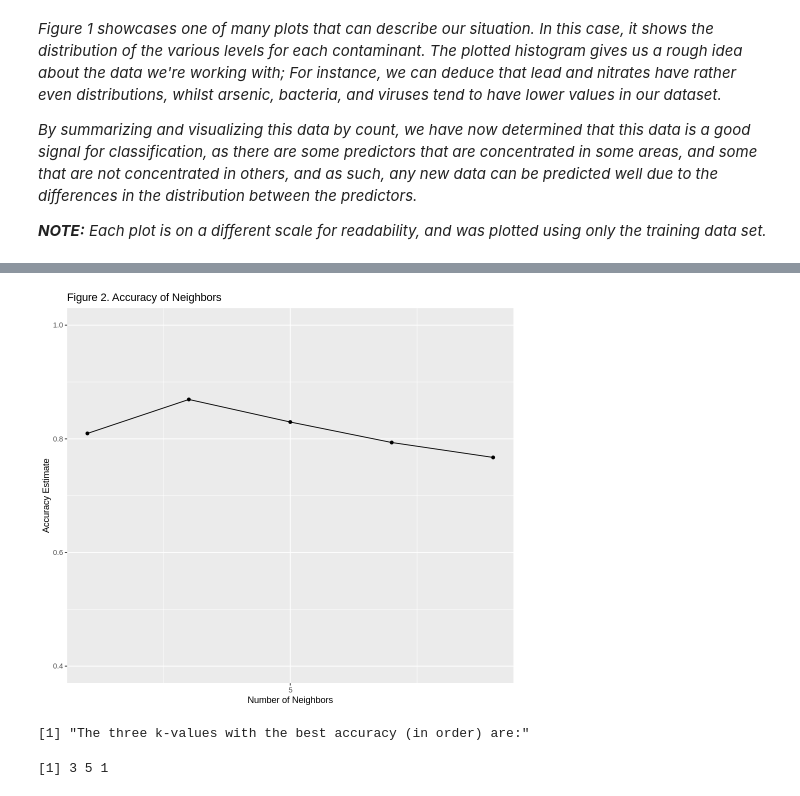
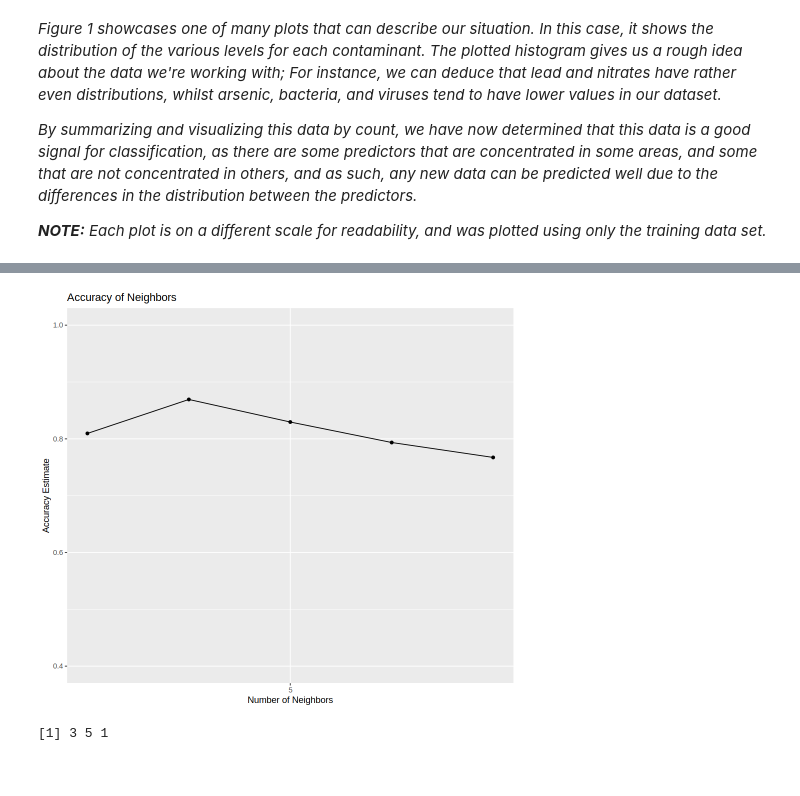
Before and after one commit to zayan-sheikh/DSCI-G13-Project, a Jupyter notebook: proj.ipynb, the cells around one changed output, grey strips where cells are left out. Saved outputs shown, nothing was run; the diff lists cells and outputs as text; code cells hidden in the pictures.

```diff
--- a/proj.ipynb
+++ b/proj.ipynb
@@ -262,25 +274,19 @@ knn_workflow <- workflow() |>
 # %%
-set.seed(1)
-#step 5: collect the metrics to allow us to determine which k value is most resonable
-
-knn_results <- knn_workflow |>
-    collect_metrics()
-
 #this plot depicts the accuracy of the model at each given value of n nearest neighbors
 water_accuracy <- knn_results |>
     filter(.metric == 'accuracy')
 
 recall_plot <- ggplot(water_accuracy, aes(x = neighbors, y = mean))+
                       geom_point()+
                       geom_line()+
                       labs(x = 'Number of Neighbors', y = 'Accuracy Estimate')+
-                      ggtitle('Figure 2. Accuracy of Neighbors')+
+                      ggtitle('Accuracy of Neighbors')+
                     scale_x_continuous(breaks = seq(0, 51, by = 5))+
                     scale_y_continuous(limits = c(0.4, 1.0))
 
 recall_plot
 # %% [output]
-[figure, old version]
+[figure, new version]
 # %%
 #determine which k value gives the most accurate model:
 
@@ -288,10 +294,9 @@ best_3_accuracy <- water_accuracy|>
     arrange(desc(mean))|>
     head(3)|>
     pull(neighbors)
-'The three k-values with the best accuracy (in order) are:'
+
 best_3_accuracy
 # %% [output]
-[1] "The three k-values with the best accuracy (in order) are:"
+[1] 3 5 1
-[1] 3 5 1
 # %%
 set.seed(1)
```
Also changed, not shown: parts of 26 cells of this notebook.
